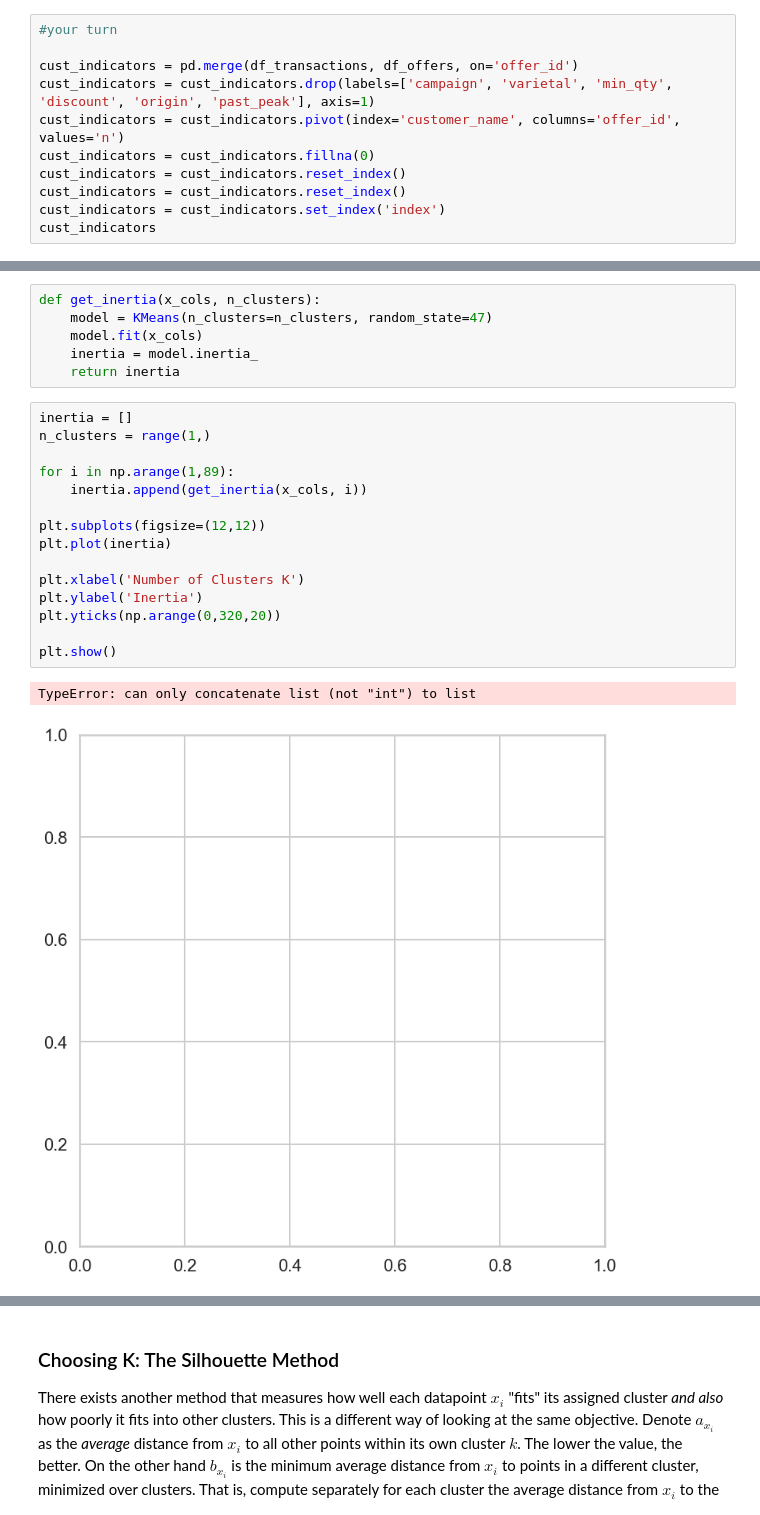
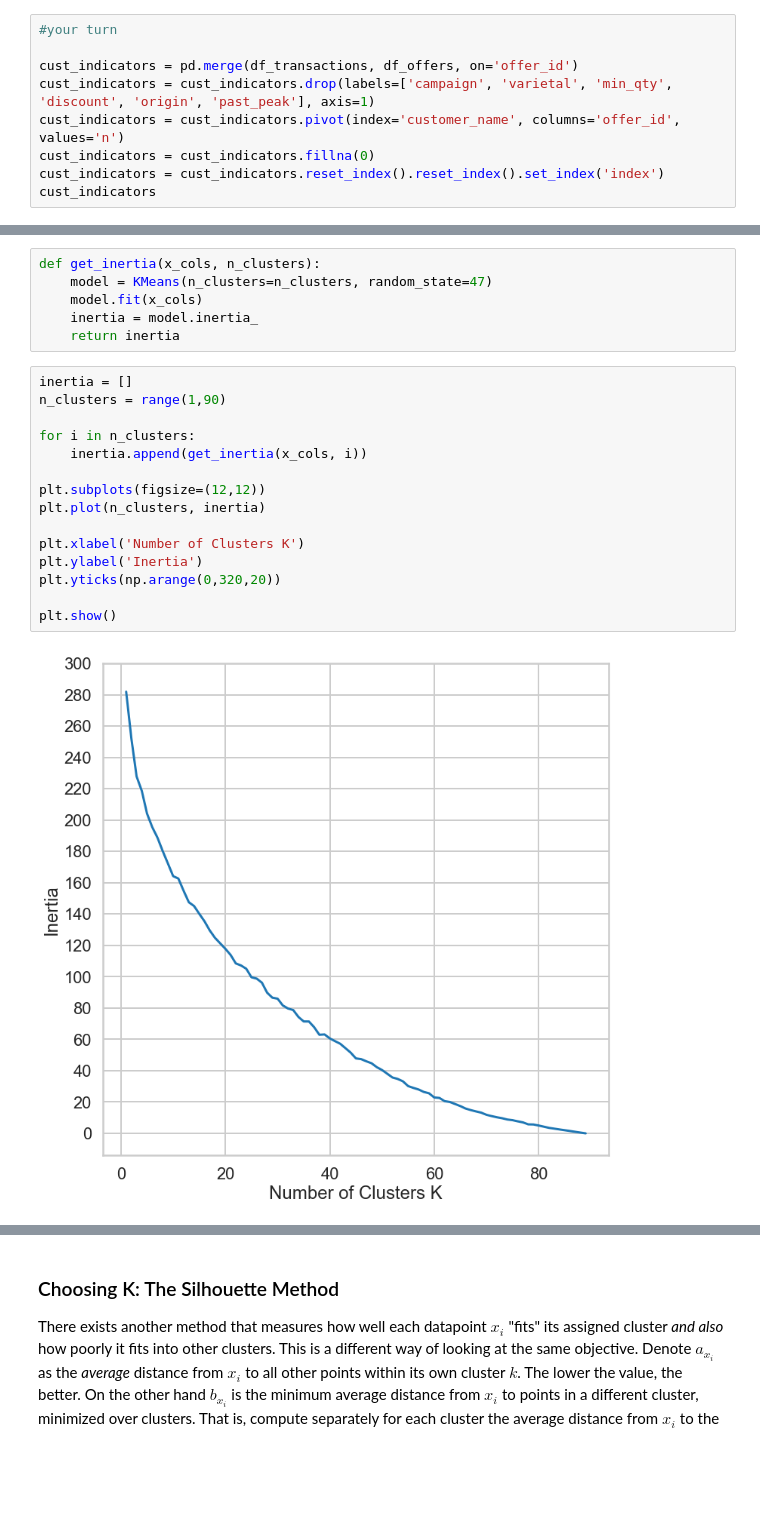
Before and after one commit to connormca12/Springboard-Projects, a Jupyter notebook: clustering/Mini_Project_Clustering.ipynb, the cells around one changed output, grey strips where cells are left out. Saved outputs shown, nothing was run; the diff lists cells and outputs as text; blank space fills up the shorter version.

```diff
--- a/clustering/Mini_Project_Clustering.ipynb
+++ b/clustering/Mini_Project_Clustering.ipynb
@@ -65,9 +65,7 @@ cust_indicators = pd.merge(df_transactions, df_offers, on='offer_id')
 cust_indicators = cust_indicators.drop(labels=['campaign', 'varietal', 'min_qty', 'discount', 'origin', 'past_peak'], axis=1)
 cust_indicators = cust_indicators.pivot(index='customer_name', columns='offer_id', values='n')
 cust_indicators = cust_indicators.fillna(0)
-cust_indicators = cust_indicators.reset_index()
-cust_indicators = cust_indicators.reset_index()
-cust_indicators = cust_indicators.set_index('index')
+cust_indicators = cust_indicators.reset_index().reset_index().set_index('index')
 cust_indicators
 # %% [output]
 | offer_id | customer_name | 1 | 2 | 3 | 4 | 5 | 6 | 7 | 8 | 9 | ... |
@@ -135,19 +133,18 @@ def get_inertia(x_cols, n_clusters):
     return inertia
 # %%
 inertia = []
-n_clusters = range(1,)
+n_clusters = range(1,90)
 
-for i in np.arange(1,89):
+for i in n_clusters:
     inertia.append(get_inertia(x_cols, i))
 
 plt.subplots(figsize=(12,12))
-plt.plot(inertia)
+plt.plot(n_clusters, inertia)
 
 plt.xlabel('Number of Clusters K')
 plt.ylabel('Inertia')
 plt.yticks(np.arange(0,320,20))
 
 plt.show()
 # %% [output]
-TypeError: can only concatenate list (not "int") to list
-[figure, old version]
+[figure, new version]
```
Also changed, not shown: parts of 30 cells of this notebook, 3 other files.
